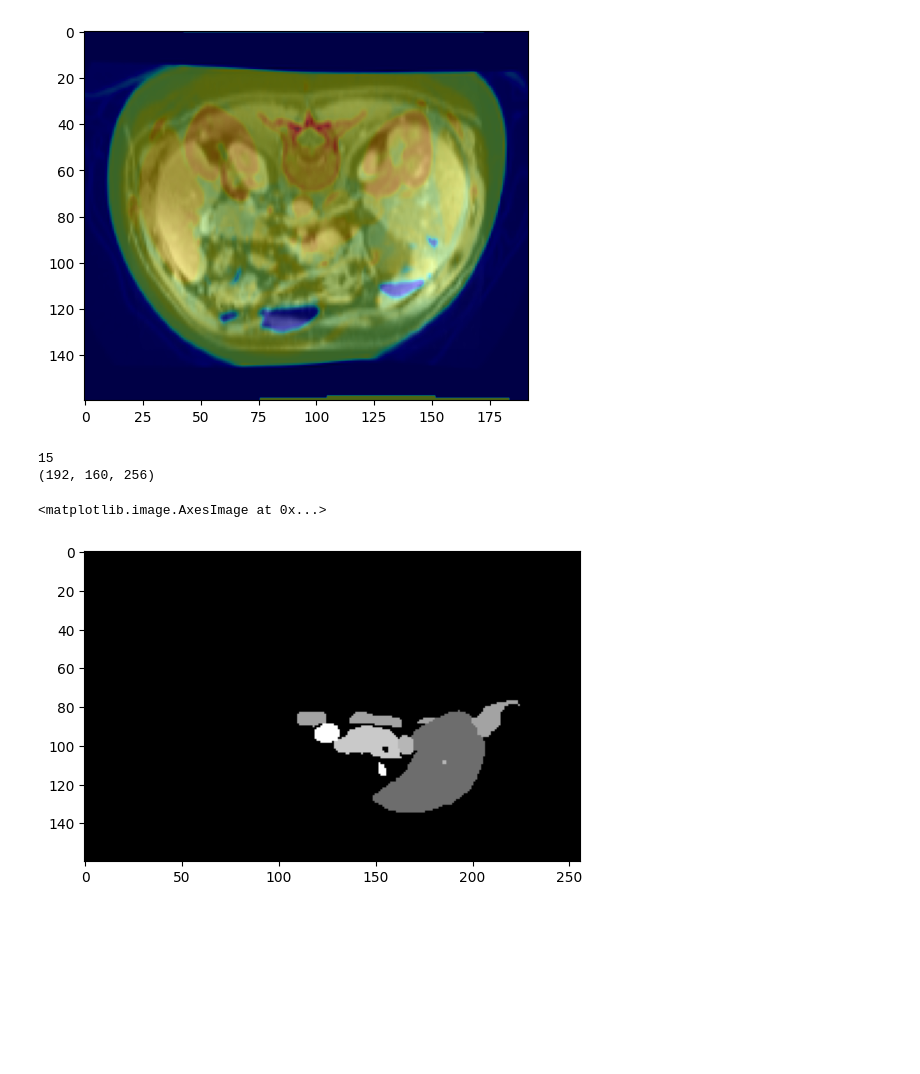
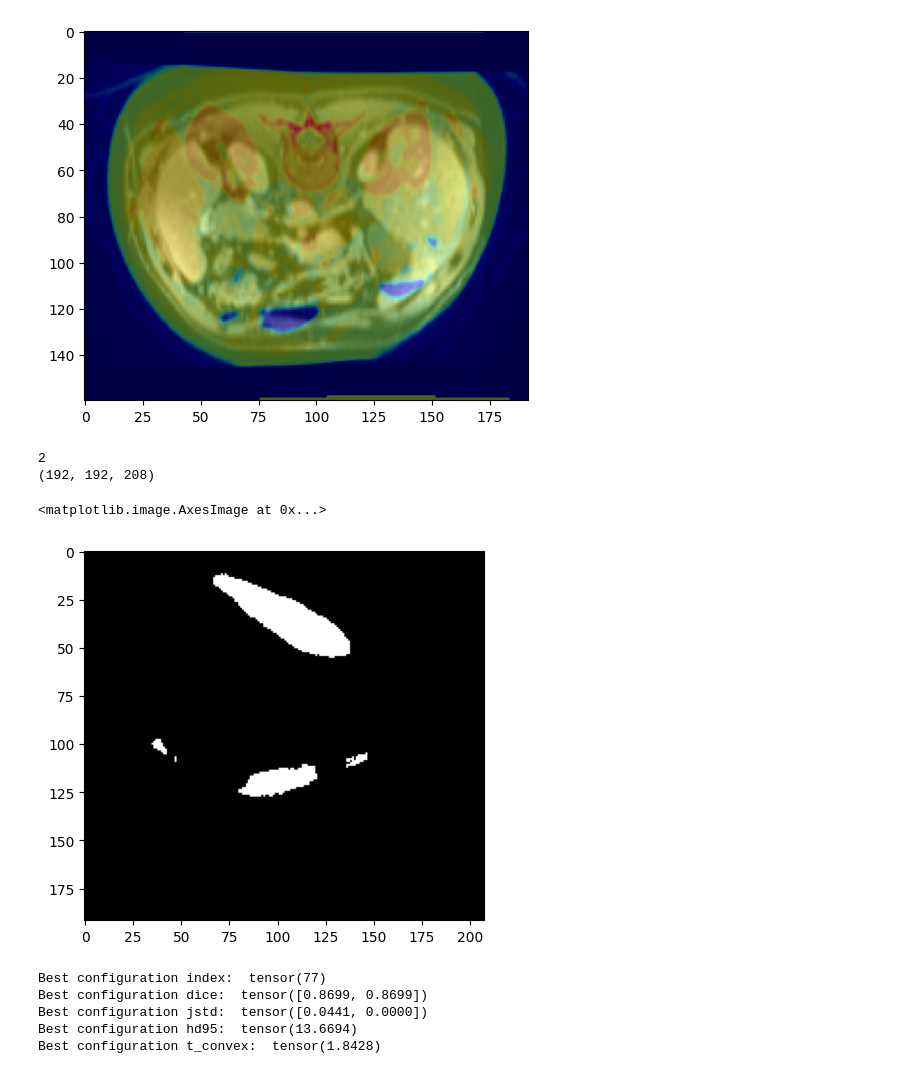
Before and after one commit to dis012/AMS_Challenge, a Jupyter notebook: DisplayImage.ipynb, the cells around one changed output. Cells and saved outputs as stored; diff of their text form; code cells hidden in the pictures; blank space fills up the shorter version.

Commit message:
solved memory problem

```diff
--- a/DisplayImage.ipynb
+++ b/DisplayImage.ipynb
@@ -359,13 +359,34 @@ plt.imshow(warped_ct_array[90, :, :], cmap='jet', alpha=0.4)
 <matplotlib.image.AxesImage at 0x...>
 [figure]
 # %%
-segment_image = nib.load("/home/adis/Desktop/Faks/AMS/AMS_Challenge/Data/Abdomen/AbdomenCTCT_predict/predictsTr/AbdomenCTCT_0001.nii.gz")
+segment_image = nib.load("/home/adis/Desktop/Faks/AMS/AMS_Challenge/Data/Abdomen/CT_to_CT/training/Test/case_011_exp.nii.gz")
 segment_image_array = segment_image.get_fdata().astype(np.int32)
 print(len(np.unique(segment_image_array)))
 print(segment_image_array.shape)
 plt.imshow(segment_image_array[90, :, :], cmap='gray')
 # %% [output]
-15
-(192, 160, 256)
+2
+(192, 192, 208)
 <matplotlib.image.AxesImage at 0x...>
-[figure, old version]
+[figure, new version]
+# %%
+data_path = '/home/adis/Desktop/Faks/AMS/AMS_Challenge/Results/CT_CT/Output/optimized_params.pt'
+data = torch.load(data_path)
+rank = data[0]
+dice = data[1]
+jstd = data[2]
+hd95 = data[3]
+t_convex = data[4]
+
+best_config_idx = np.argmax(rank) - 7 # -7 because 7 configurations were sciped due to memory issues
+print("Best configuration index: ", best_config_idx)
+print("Best configuration dice: ", dice[best_config_idx])
+print("Best configuration jstd: ", jstd[best_config_idx])
+print("Best configuration hd95: ", hd95[best_config_idx])
+print("Best configuration t_convex: ", t_convex[best_config_idx])
+# %% [output]
+Best configuration index:  tensor(77)
+Best configuration dice:  tensor([0.8699, 0.8699])
+Best configuration jstd:  tensor([0.0441, 0.0000])
+Best configuration hd95:  tensor(13.6694)
+Best configuration t_convex:  tensor(1.8428)
```
Also changed, not shown: 3 other files.
